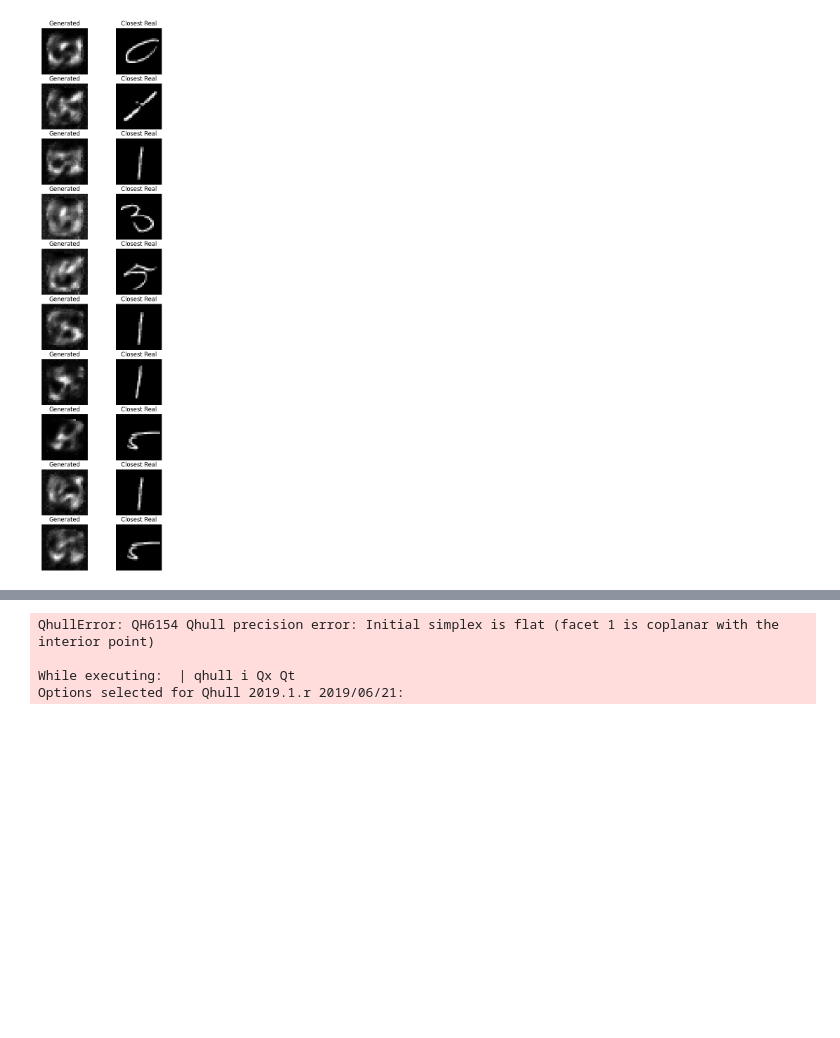
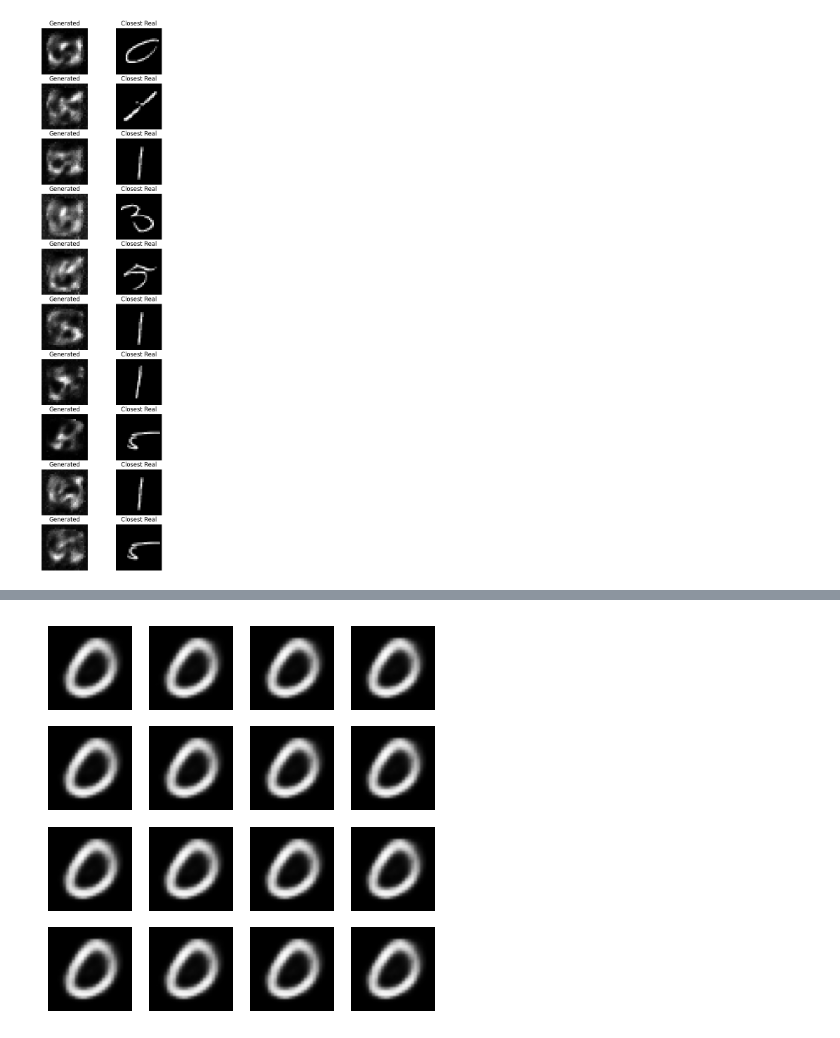
Before and after one commit to Antel0pe/NeuronsFiringTogetherWireTogether, a Jupyter notebook: SpaceOfMNISTDigits.ipynb, the cells around one changed output, grey strips where cells are left out. Cells and saved outputs as stored; diff of their text form; code cells hidden in the pictures; blank space fills up the shorter version.

```diff
--- a/SpaceOfMNISTDigits.ipynb
+++ b/SpaceOfMNISTDigits.ipynb
@@ -343,8 +343,10 @@ def get_digit_subset(dataloader, vae, digit=0, num_samples=1000):
     # Encode the images using the VAE encoder
     with torch.no_grad():
         encoded_images = vae.encoder(digit_images.view(num_samples, -1))
+        mu, logvar = vae.mu(encoded_images), vae.logvar(encoded_images)
+        z = vae.reparameterize(mu, logvar)
 
-    return encoded_images.cpu().numpy()  # Convert back to numpy
+    return z.cpu().numpy()  # Convert back to numpy
 
 def sample_from_convex_hull(hull, num_samples=16):
     """Generates random points inside the convex hull."""
@@ -354,34 +356,31 @@ def sample_from_convex_hull(hull, num_samples=16):
     sampled_points = np.dot(rand_weights, points)  # Convex combination of hull points
     return sampled_points
 
 def decode_and_plot_images(vae, sampled_points):
     """Decodes sampled latent points into images and plots them."""
     device = torch.device("cuda" if torch.cuda.is_available() else "cpu")
     vae.to(device).eval()
     sampled_tensors = torch.tensor(sampled_points, dtype=torch.float32).to(device)
 
     with torch.no_grad():
         generated_images = vae.decoder(sampled_tensors).cpu().numpy()
 
     fig, axes = plt.subplots(4, 4, figsize=(5, 5))
     for i, ax in enumerate(axes.flat):
         ax.imshow(generated_images[i].reshape(28, 28), cmap='gray')
         ax.axis("off")
     plt.show()
 
 # Extract only digit 0 from dataset and encode using VAE
 zero_latent_vectors = get_digit_subset(data_loader, vae_trained_model, digit=0, num_samples=1000)
 
 # Compute convex hull around encoded 0s
 hull = ConvexHull(zero_latent_vectors)
 
 # Sample random points inside convex hull
 sampled_latent_points = sample_from_convex_hull(hull, num_samples=16)
 
 # Decode and plot sampled points
 decode_and_plot_images(vae_trained_model, sampled_latent_points)
 # %% [output]
-QhullError: QH6154 Qhull precision error: Initial simplex is flat (facet 1 is coplanar with the interior point)
-
-While executing:  | qhull i Qx Qt
-Options selected for Qhull 2019.1.r 2019/06/21:
+[figure, added]
```
Also changed, not shown: parts of 10 cells of this notebook.
